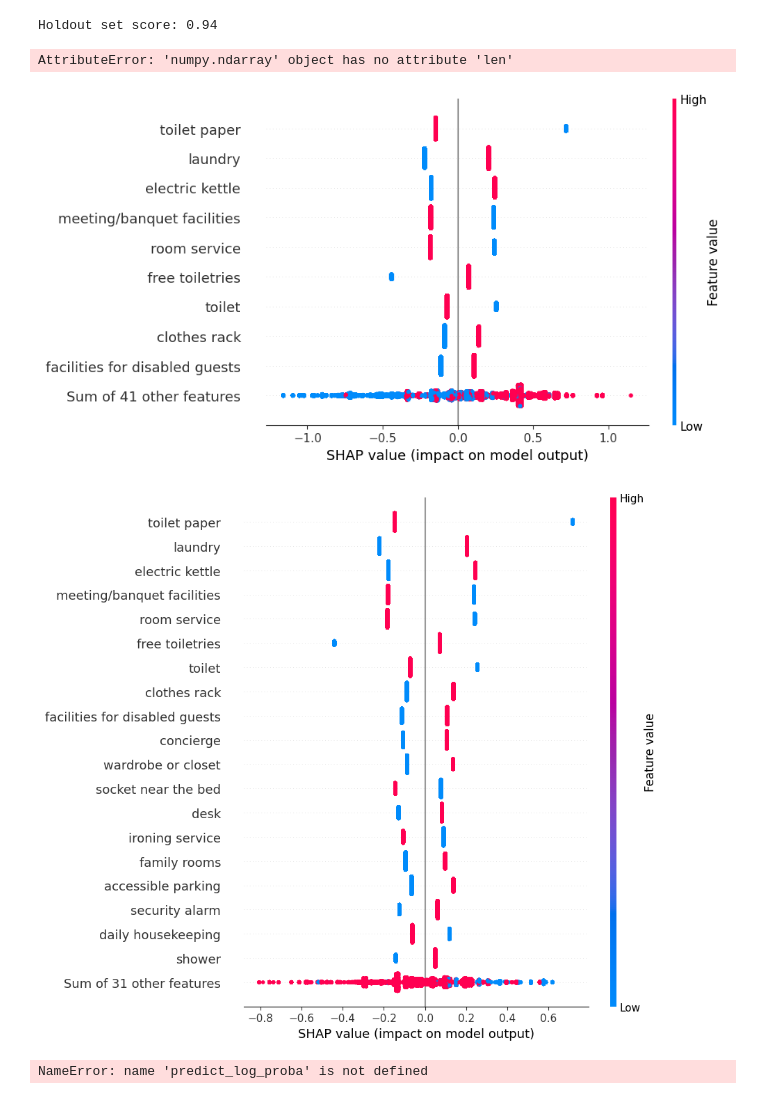
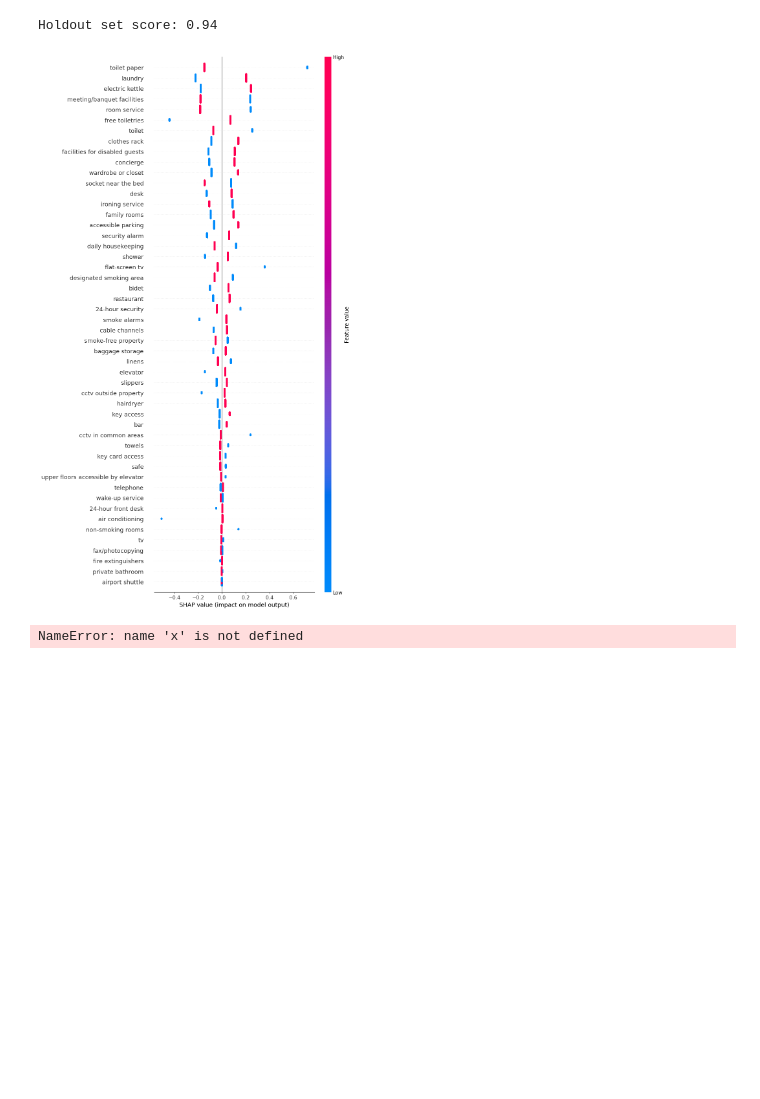
Before and after one commit to ejmasuncion/dsf10_capstone, a Jupyter notebook: eda/facilities_eda_2.ipynb, the cells around one changed output. Saved outputs shown, nothing was run; the diff lists cells and outputs as text; code cells hidden in the pictures; blank space fills up the shorter version.

```diff
--- a/eda/facilities_eda_2.ipynb
+++ b/eda/facilities_eda_2.ipynb
@@ -560,10 +560,6 @@ holdout_score = recall_score(y_holdout, y_preds)
 print(f"Holdout set score: {holdout_score:.2f}")
 # %% [output]
 Holdout set score: 0.94
-# %%
-model.predict_proba(X)
-# %% [output]
-AttributeError: 'numpy.ndarray' object has no attribute 'len'
 # %%
 masker = shap.maskers.Independent(data = X_test)
 # %%
@@ -572,12 +568,10 @@ shap_values = explainer.shap_values(X_holdout)
 # %%
 explainer = shap.Explainer(model, X_holdout)
 shap_values = explainer(X_holdout)
-shap.plots.beeswarm(shap_values)
-shap.plots.beeswarm(shap_values, max_display=20)
+shap.plots.beeswarm(shap_values, max_display=50)
 # %% [output]
-[figure, old version]
+[figure, new version]
-[figure, removed]
-# %%
-predict_log_proba(X)[source]
-# %% [output]
-NameError: name 'predict_log_proba' is not defined
+# %%
+shap.plots.waterfall(shap_values[x])
+# %% [output]
+NameError: name 'x' is not defined
```
